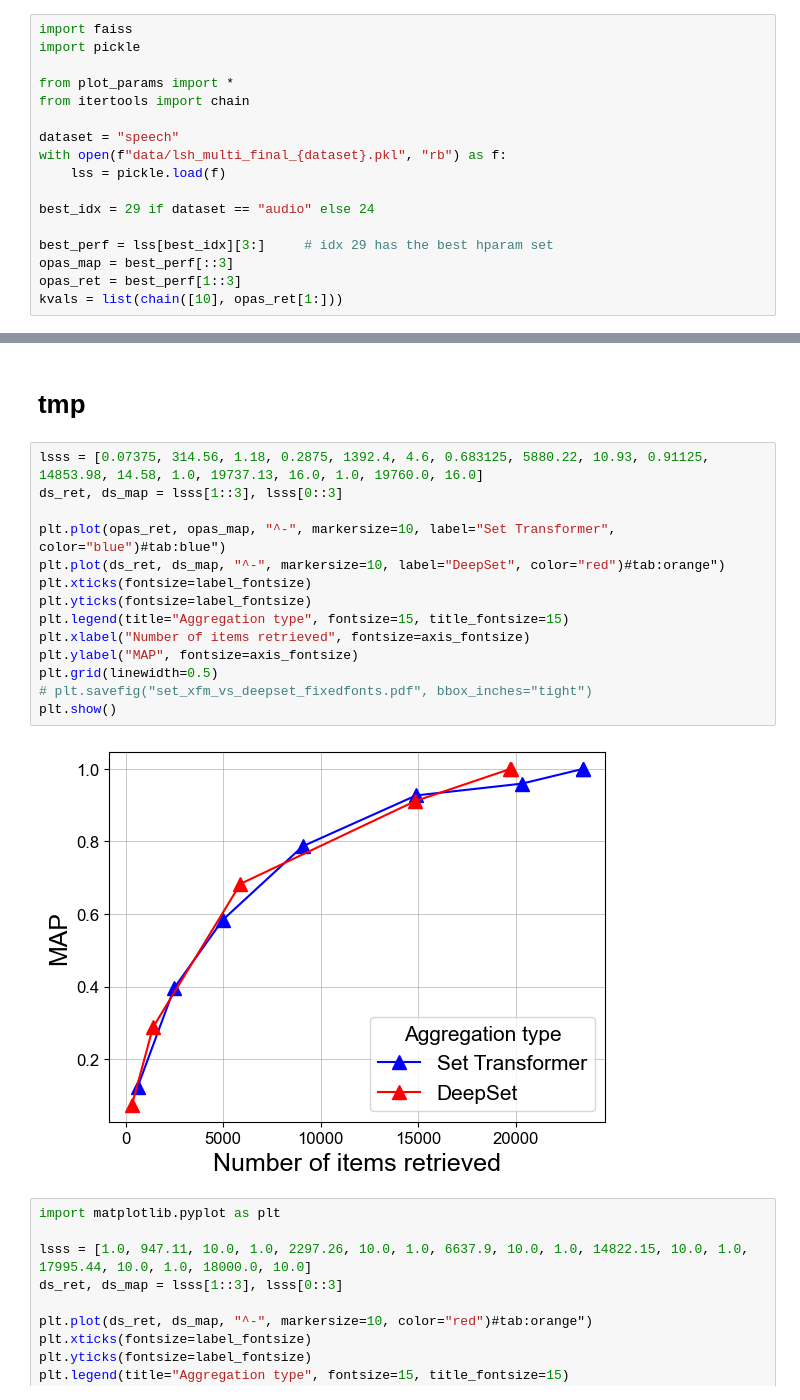
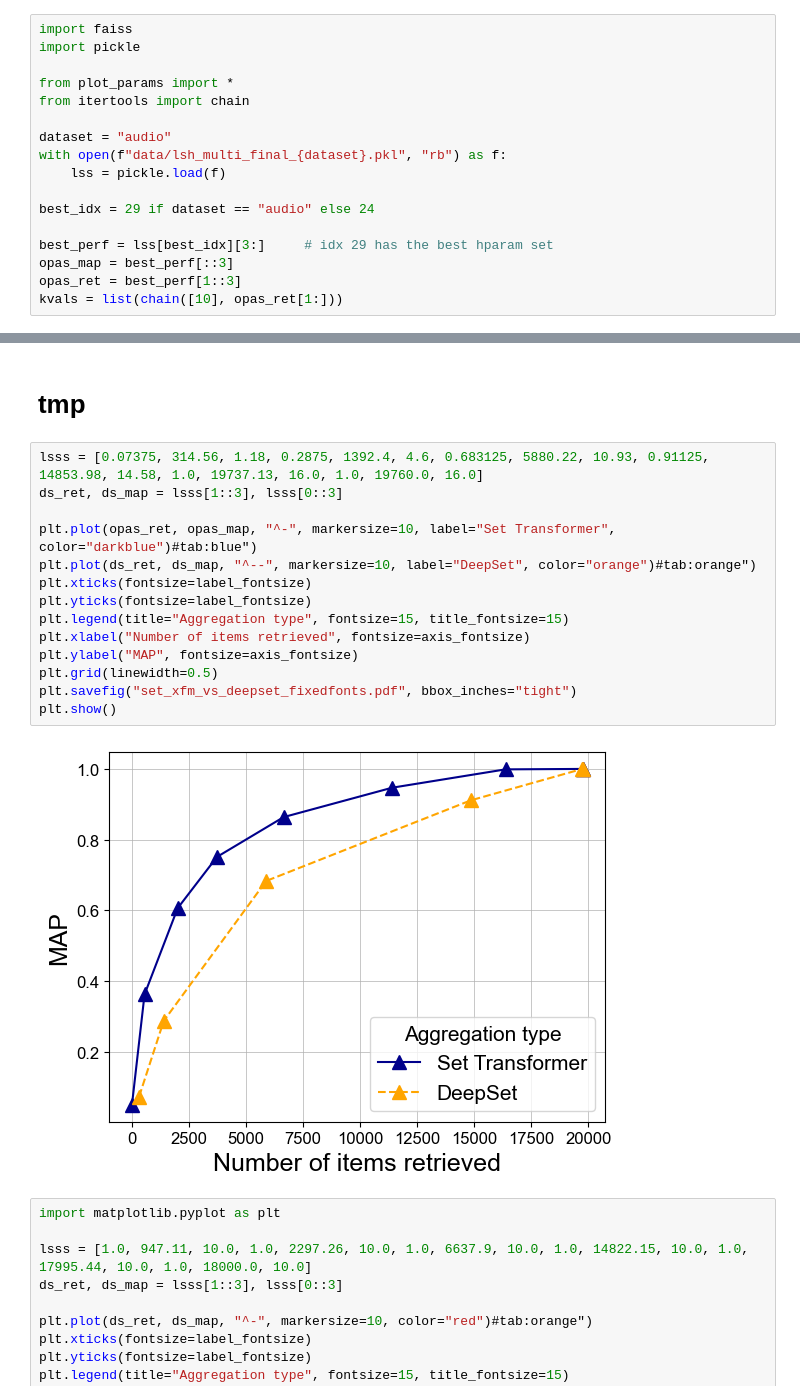
Before and after one commit to BhavyaKohli/OPAS, a Jupyter notebook: plots_and_figures/plots_hashing_baselines.ipynb, the cells around one changed output, grey strips where cells are left out. Drawn from its saved outputs; the diff is of its cells as text.

```diff
--- a/plots_and_figures/plots_hashing_baselines.ipynb
+++ b/plots_and_figures/plots_hashing_baselines.ipynb
@@ -107,7 +107,7 @@ import pickle
 from plot_params import *
 from itertools import chain
 
-dataset = "speech"
+dataset = "audio"
 with open(f"data/lsh_multi_final_{dataset}.pkl", "rb") as f:
     lss = pickle.load(f)
 
@@ -315,19 +322,19 @@ plt.show()
 # %%
 lsss = [0.07375, 314.56, 1.18, 0.2875, 1392.4, 4.6, 0.683125, 5880.22, 10.93, 0.91125, 14853.98, 14.58, 1.0, 19737.13, 16.0, 1.0, 19760.0, 16.0]
 ds_ret, ds_map = lsss[1::3], lsss[0::3]
 
-plt.plot(opas_ret, opas_map, "^-", markersize=10, label="Set Transformer", color="blue")#tab:blue")
-plt.plot(ds_ret, ds_map, "^-", markersize=10, label="DeepSet", color="red")#tab:orange")
+plt.plot(opas_ret, opas_map, "^-", markersize=10, label="Set Transformer", color="darkblue")#tab:blue")
+plt.plot(ds_ret, ds_map, "^--", markersize=10, label="DeepSet", color="orange")#tab:orange")
 plt.xticks(fontsize=label_fontsize)
 plt.yticks(fontsize=label_fontsize)
 plt.legend(title="Aggregation type", fontsize=15, title_fontsize=15)
 plt.xlabel("Number of items retrieved", fontsize=axis_fontsize)
 plt.ylabel("MAP", fontsize=axis_fontsize)
 plt.grid(linewidth=0.5)
-# plt.savefig("set_xfm_vs_deepset_fixedfonts.pdf", bbox_inches="tight")
+plt.savefig("set_xfm_vs_deepset_fixedfonts.pdf", bbox_inches="tight")
 plt.show()
 # %% [output]
-[figure, old version]
+[figure, new version]
 # %%
 import matplotlib.pyplot as plt
 
```
Also changed, not shown: parts of 4 cells of this notebook, 7 other files.
